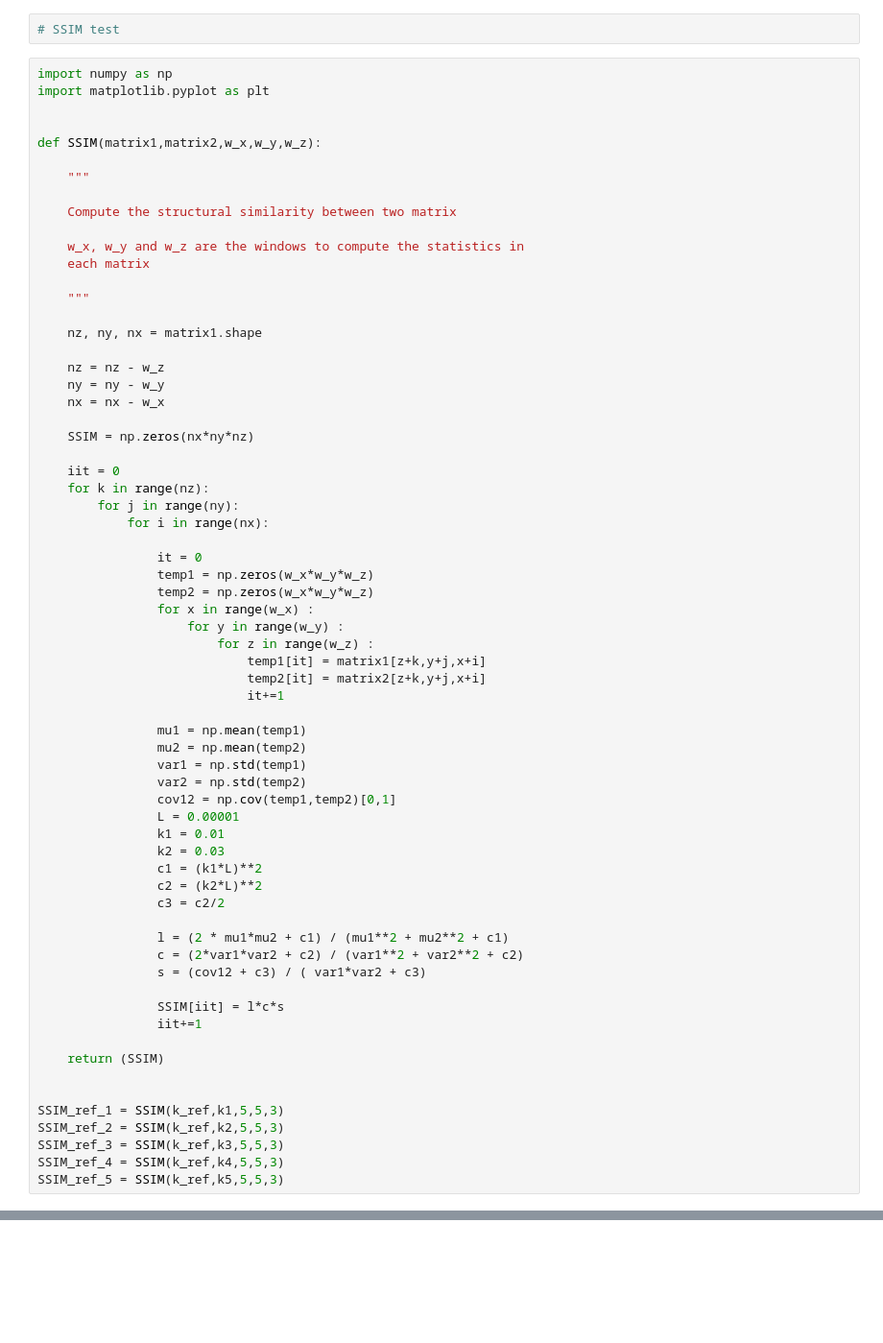
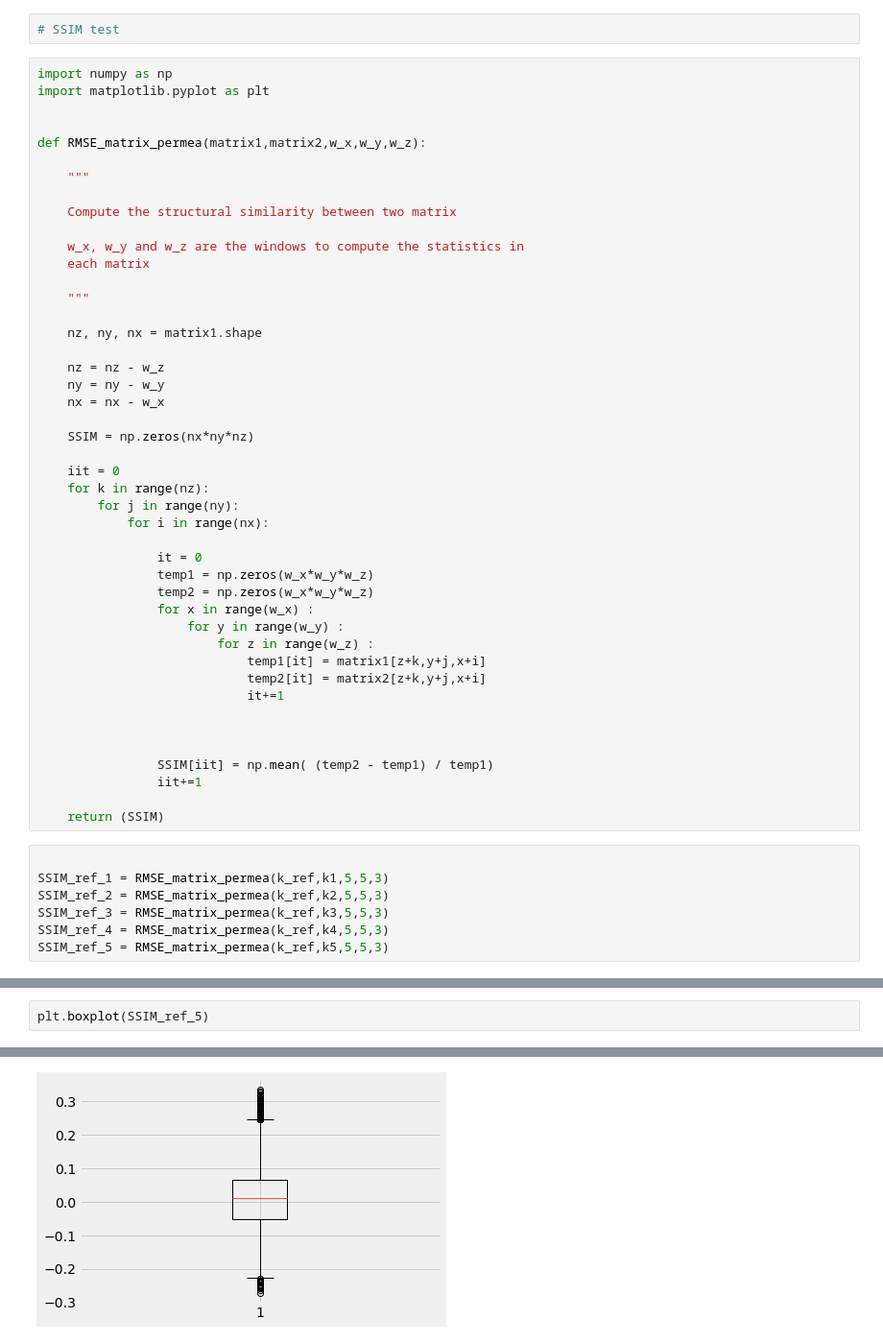
Before and after one commit to Thomas-Beraud/Doctorat_INRS, a Jupyter notebook: Doctorat_INRS/Visualisation_Results.ipynb, the cells around one changed output, grey strips where cells are left out. Shown at 96% size. Drawn from its saved outputs; the diff is of its cells as text; blank space fills up the shorter version.

```diff
--- a/Doctorat_INRS/Visualisation_Results.ipynb
+++ b/Doctorat_INRS/Visualisation_Results.ipynb
@@ -575,7 +572,7 @@ import numpy as np
 import matplotlib.pyplot as plt
 
 
-def SSIM(matrix1,matrix2,w_x,w_y,w_z):
+def RMSE_matrix_permea(matrix1,matrix2,w_x,w_y,w_z):
 
     """
 
@@ -609,32 +606,18 @@ def SSIM(matrix1,matrix2,w_x,w_y,w_z):
                             temp2[it] = matrix2[z+k,y+j,x+i]
                             it+=1
 
-                mu1 = np.mean(temp1)
-                mu2 = np.mean(temp2)
-                var1 = np.std(temp1)
-                var2 = np.std(temp2)
-                cov12 = np.cov(temp1,temp2)[0,1]
-                L = 0.00001
-                k1 = 0.01
-                k2 = 0.03
-                c1 = (k1*L)**2
-                c2 = (k2*L)**2
-                c3 = c2/2
 
-                l = (2 * mu1*mu2 + c1) / (mu1**2 + mu2**2 + c1)
-                c = (2*var1*var2 + c2) / (var1**2 + var2**2 + c2)
-                s = (cov12 + c3) / ( var1*var2 + c3)
 
-                SSIM[iit] = l*c*s
+                SSIM[iit] = np.mean( (temp2 - temp1) / temp1)
                 iit+=1
 
     return (SSIM)
-
-
-SSIM_ref_1 = SSIM(k_ref,k1,5,5,3)
-SSIM_ref_2 = SSIM(k_ref,k2,5,5,3)
-SSIM_ref_3 = SSIM(k_ref,k3,5,5,3)
-SSIM_ref_4 = SSIM(k_ref,k4,5,5,3)
-SSIM_ref_5 = SSIM(k_ref,k5,5,5,3)
+# %%
+
+SSIM_ref_1 = RMSE_matrix_permea(k_ref,k1,5,5,3)
+SSIM_ref_2 = RMSE_matrix_permea(k_ref,k2,5,5,3)
+SSIM_ref_3 = RMSE_matrix_permea(k_ref,k3,5,5,3)
+SSIM_ref_4 = RMSE_matrix_permea(k_ref,k4,5,5,3)
+SSIM_ref_5 = RMSE_matrix_permea(k_ref,k5,5,5,3)
 # %%
 plt.boxplot(SSIM_ref_1)
@@ -640,0 +634,3 @@ plt.boxplot(SSIM_ref_1)
+# %%
+plt.boxplot(SSIM_ref_5)
+# %% [output]
@@ -641,3 +645,4 @@ plt.boxplot(SSIM_ref_1)
+[figure, added]
 # %%
 plt.plot(SSIM_ref_1,c='r')
 plt.plot(SSIM_ref_5,c='b')
```
Also changed, not shown: parts of 4 cells of this notebook, 17 other files.
